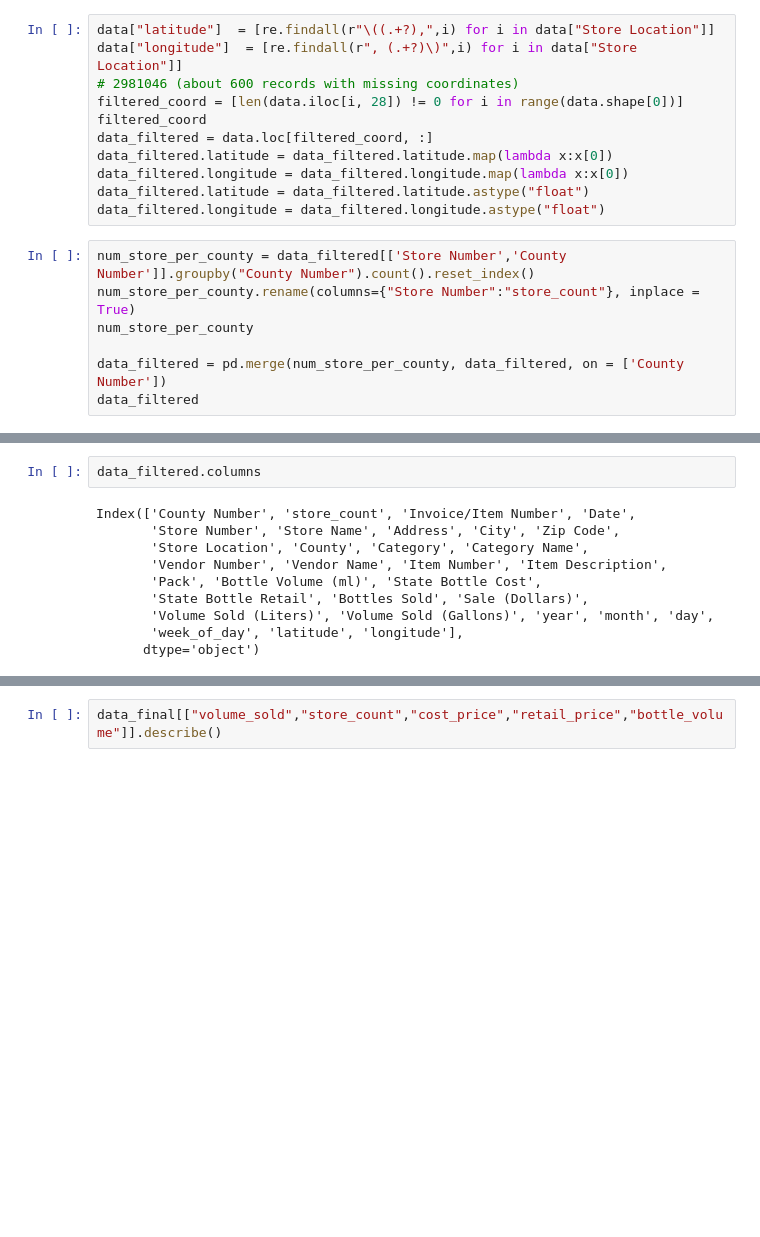
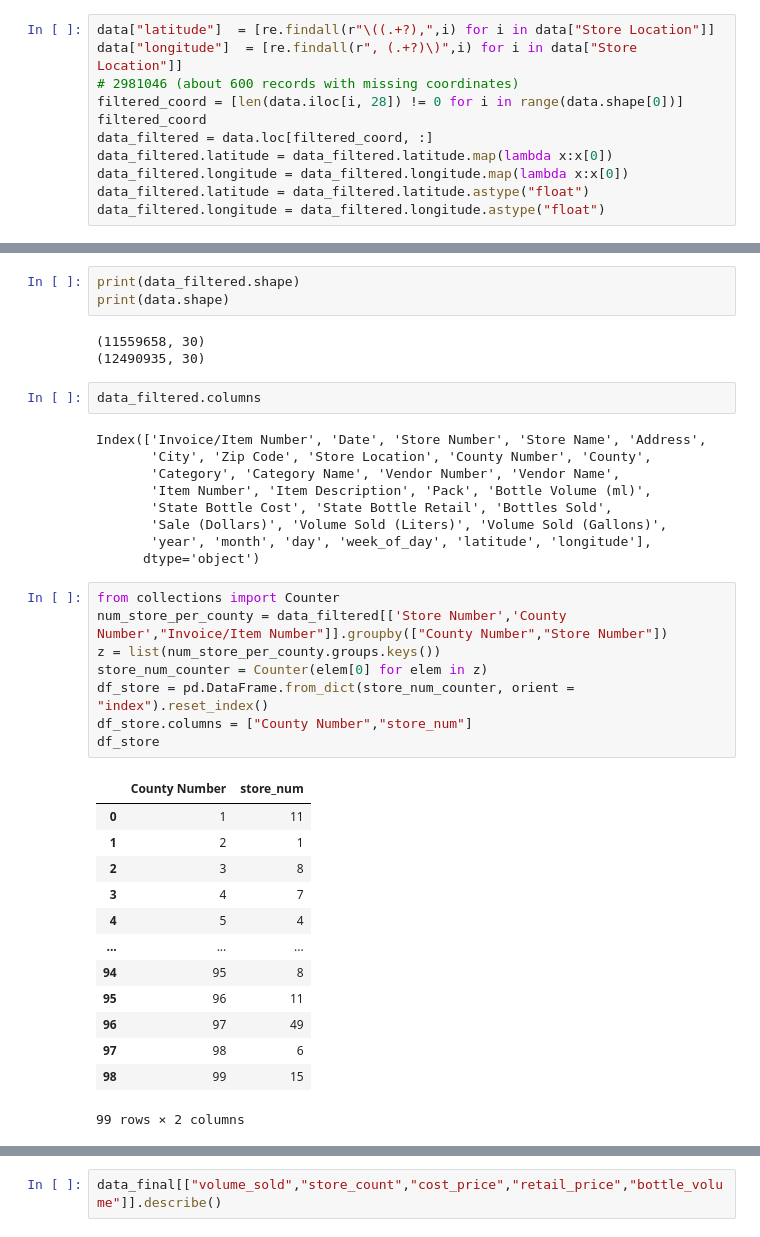
Before and after one commit to MelodyJIN-Y/MAST30034FinalProject, a Jupyter notebook: Final_project_new.ipynb, the cells around one changed output, grey strips where cells are left out. Drawn from its saved outputs; the diff is of its cells as text; blank space fills up the shorter version.

```diff
--- a/Final_project_new.ipynb
+++ b/Final_project_new.ipynb
@@ -169,10 +153,3 @@ data_filtered.latitude = data_filtered.latitude.map(lambda x:x[0])
 data_filtered.longitude = data_filtered.longitude.map(lambda x:x[0])
 data_filtered.latitude = data_filtered.latitude.astype("float")
 data_filtered.longitude = data_filtered.longitude.astype("float")
-# %%
-num_store_per_county = data_filtered[['Store Number','County Number']].groupby("County Number").count().reset_index()
-num_store_per_county.rename(columns={"Store Number":"store_count"}, inplace = True)
-num_store_per_county
-
-data_filtered = pd.merge(num_store_per_county, data_filtered, on = ['County Number'])
-data_filtered
@@ -193,12 +156,39 @@ data_filtered
+# %%
+print(data_filtered.shape)
+print(data.shape)
+# %% [output]
+(11559658, 30)
+(12490935, 30)
 # %%
 data_filtered.columns
 # %% [output]
-Index(['County Number', 'store_count', 'Invoice/Item Number', 'Date',
-       'Store Number', 'Store Name', 'Address', 'City', 'Zip Code',
-       'Store Location', 'County', 'Category', 'Category Name',
-       'Vendor Number', 'Vendor Name', 'Item Number', 'Item Description',
-       'Pack', 'Bottle Volume (ml)', 'State Bottle Cost',
-       'State Bottle Retail', 'Bottles Sold', 'Sale (Dollars)',
-       'Volume Sold (Liters)', 'Volume Sold (Gallons)', 'year', 'month', 'day',
-       'week_of_day', 'latitude', 'longitude'],
+Index(['Invoice/Item Number', 'Date', 'Store Number', 'Store Name', 'Address',
+       'City', 'Zip Code', 'Store Location', 'County Number', 'County',
+       'Category', 'Category Name', 'Vendor Number', 'Vendor Name',
+       'Item Number', 'Item Description', 'Pack', 'Bottle Volume (ml)',
+       'State Bottle Cost', 'State Bottle Retail', 'Bottles Sold',
+       'Sale (Dollars)', 'Volume Sold (Liters)', 'Volume Sold (Gallons)',
+       'year', 'month', 'day', 'week_of_day', 'latitude', 'longitude'],
       dtype='object')
+# %%
+from collections import Counter
+num_store_per_county = data_filtered[['Store Number','County Number',"Invoice/Item Number"]].groupby(["County Number","Store Number"])
+z = list(num_store_per_county.groups.keys())
+store_num_counter = Counter(elem[0] for elem in z)
+df_store = pd.DataFrame.from_dict(store_num_counter, orient = "index").reset_index()
+df_store.columns = ["County Number","store_num"]
+df_store
+# %% [output]
+|  | County Number | store_num |
+| 0 | 1 | 11 |
+| 1 | 2 | 1 |
+| 2 | 3 | 8 |
+| 3 | 4 | 7 |
+| 4 | 5 | 4 |
+| ... | ... | ... |
+| 94 | 95 | 8 |
+| 95 | 96 | 11 |
+| 96 | 97 | 49 |
+| 97 | 98 | 6 |
+| 98 | 99 | 15 |
+99 rows × 2 columns
```
Also changed, not shown: parts of 39 cells of this notebook.
